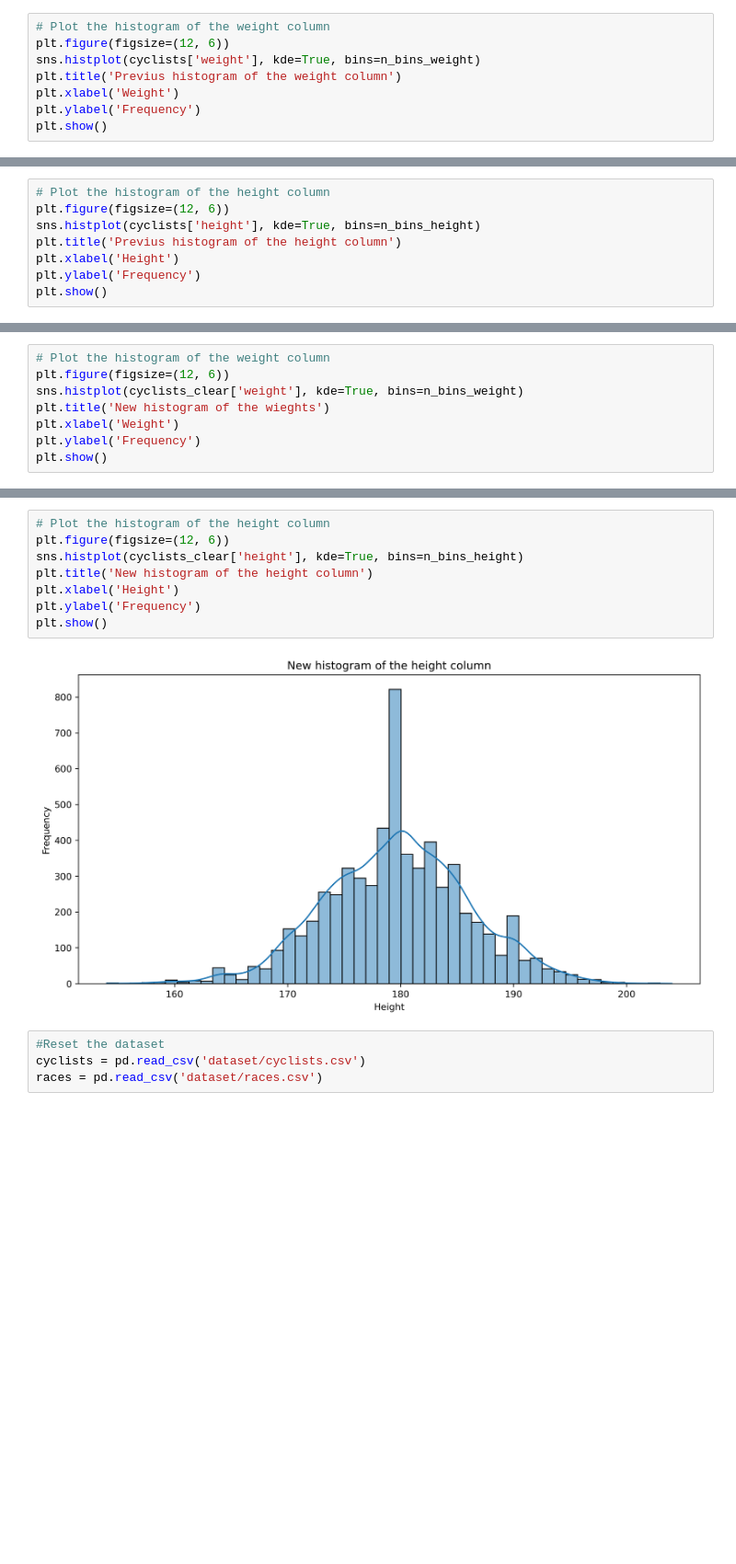
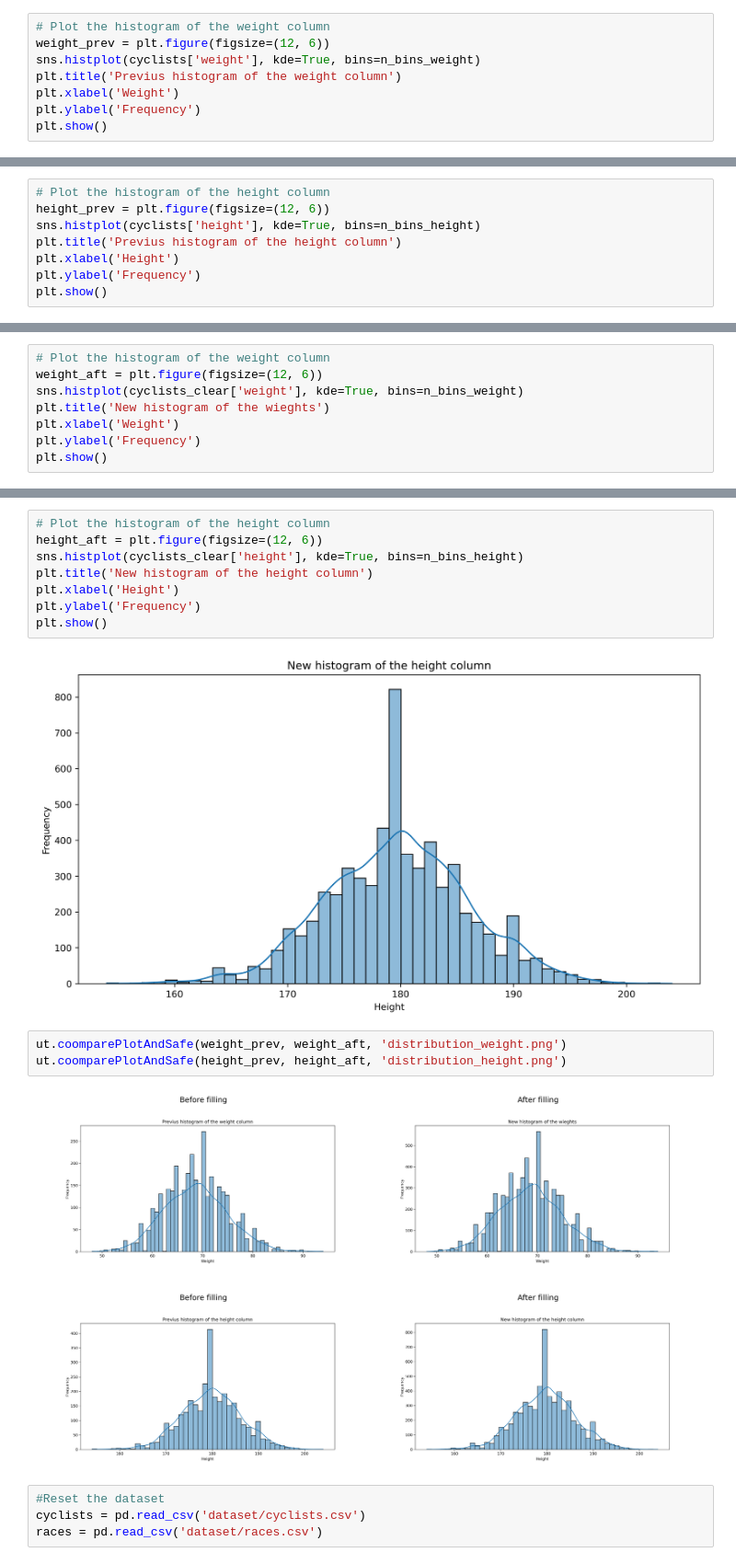
Before and after one commit to fefex302/Data-Mining, a Jupyter notebook: Data_cleaning.ipynb, the cells around one changed output, grey strips where cells are left out. Shown at 92% size. Cells and saved outputs as stored; diff of their text form; blank space fills up the shorter version.

Commit message:
Little fix and added compare graph between the distribution

```diff
--- a/Data_cleaning.ipynb
+++ b/Data_cleaning.ipynb
@@ -31,7 +31,7 @@ plt.show()
 [figure]
 # %%
 # Plot the histogram of the weight column
-plt.figure(figsize=(12, 6))
+weight_prev = plt.figure(figsize=(12, 6))
 sns.histplot(cyclists['weight'], kde=True, bins=n_bins_weight)
 plt.title('Previus histogram of the weight column')
 plt.xlabel('Weight')
@@ -65,7 +65,7 @@ print('Optimal number of bins for height:', n_bins_height)
 Optimal number of bins for height: 48
 # %%
 # Plot the histogram of the height column
-plt.figure(figsize=(12, 6))
+height_prev = plt.figure(figsize=(12, 6))
 sns.histplot(cyclists['height'], kde=True, bins=n_bins_height)
 plt.title('Previus histogram of the height column')
 plt.xlabel('Height')
@@ -111,7 +111,7 @@ np.random.seed(42)
 cyclists_clear['weight'] = cyclists_clear['weight'].apply(lambda x: np.random.choice(weights_distribution.index, p=weights_distribution.values) if pd.isnull(x) else x)
 # %%
 # Plot the histogram of the weight column
-plt.figure(figsize=(12, 6))
+weight_aft = plt.figure(figsize=(12, 6))
 sns.histplot(cyclists_clear['weight'], kde=True, bins=n_bins_weight)
 plt.title('New histogram of the wieghts')
 plt.xlabel('Weight')
@@ -123,7 +123,7 @@ plt.show()
 cyclists['height'] = cyclists['height'].apply(lambda x: np.random.choice(heights_distribution.index, p=heights_distribution.values) if pd.isnull(x) else x)
 # %%
 # Plot the histogram of the height column
-plt.figure(figsize=(12, 6))
+height_aft = plt.figure(figsize=(12, 6))
 sns.histplot(cyclists_clear['height'], kde=True, bins=n_bins_height)
 plt.title('New histogram of the height column')
 plt.xlabel('Height')
@@ -131,6 +131,12 @@ plt.ylabel('Frequency')
 plt.show()
 # %% [output]
 [figure]
+# %%
+ut.coomparePlotAndSafe(weight_prev, weight_aft, 'distribution_weight.png')
+ut.coomparePlotAndSafe(height_prev, height_aft, 'distribution_height.png')
+# %% [output]
+[figure, added]
+[figure, added]
 # %%
 #Reset the dataset
 cyclists = pd.read_csv('dataset/cyclists.csv')
```
Also changed, not shown: parts of 3 cells of this notebook, 2 other files.
